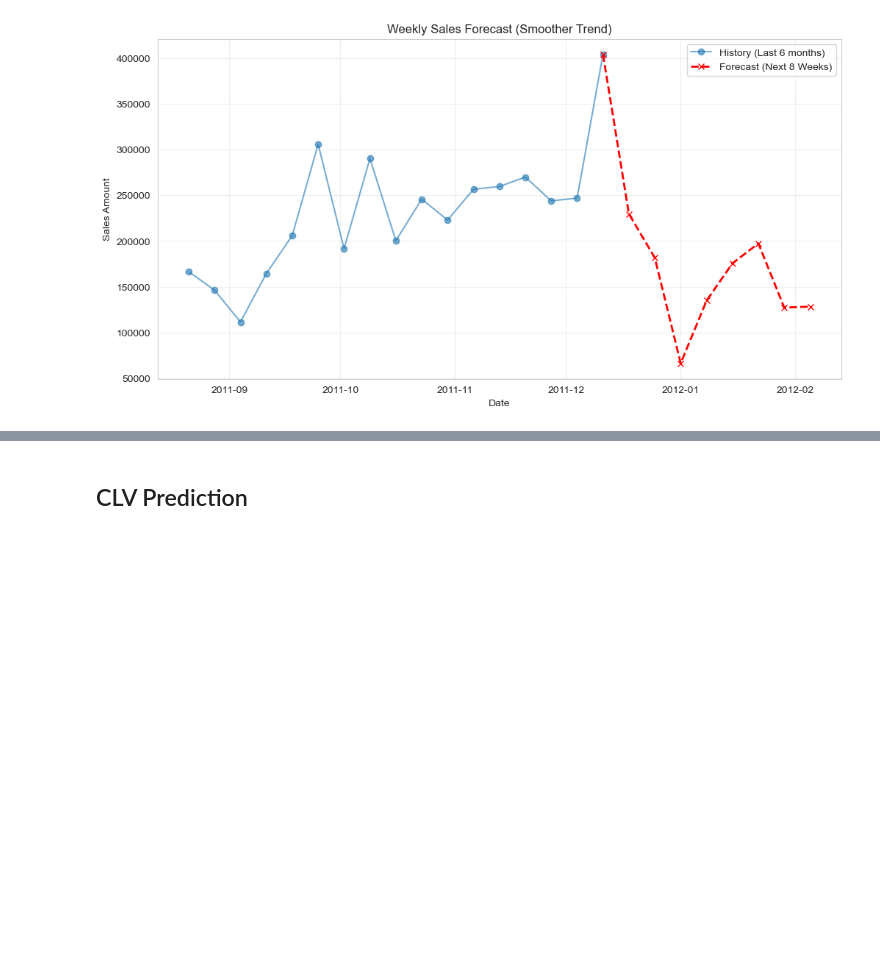
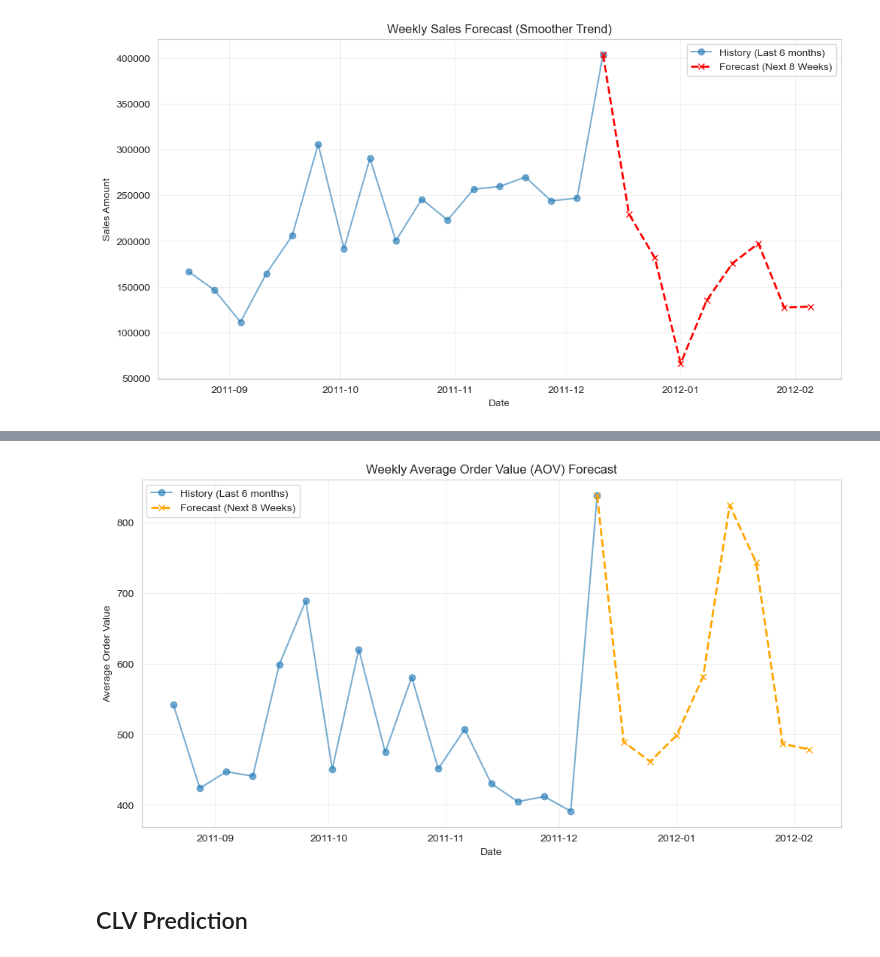
Before and after one commit to user-w-ui/Online-Retail-Analysis, a Jupyter notebook: code/02_Modeling_Analysis.ipynb, the cells around one changed output, grey strips where cells are left out. Cells and saved outputs as stored; diff of their text form; code cells hidden in the pictures; blank space fills up the shorter version.

```diff
--- a/code/02_Modeling_Analysis.ipynb
+++ b/code/02_Modeling_Analysis.ipynb
@@ -961,3 +961,91 @@ plt.show()
 Training Holt-Winters model on Weekly data...
 ✅ Weekly Sales forecast exported to: ..\data\sales_forecast.csv
 [figure]
+# %%
+# ---------------------------------------------------------
+# AOV Prediction (Average Order Value)
+# ---------------------------------------------------------
+
+# 1. Data Preparation
+print("Preparing Weekly AOV data...")
+
+# Calculate Weekly Sales (Total Revenue)
+weekly_sales = df_clean.set_index('InvoiceDate')['TotalPrice'].resample('W').sum()
+
+# Calculate Weekly Number of Orders (Unique Invoices)
+weekly_orders = df_clean.set_index('InvoiceDate')['Invoice'].resample('W').nunique()
+
+# Calculate Average Order Value (AOV)
+weekly_aov = weekly_sales / weekly_orders
+weekly_aov = weekly_aov.dropna() # Remove any weeks with no orders (NaN)
+
+# 2. Model Training
+print("Training Holt-Winters model on Weekly AOV data...")
+
+# Using Holt-Winters Exponential Smoothing for AOV
+# AOV might have a trend and seasonality, similar to Sales
+aov_model = ExponentialSmoothing(
+    weekly_aov,
+    trend='add',
+    seasonal='add',
+    seasonal_periods=52
+).fit()
+
+# 3. Forecasting
+# Forecast the next 8 weeks
+forecast_weeks_aov = 8
+forecast_values_aov = aov_model.forecast(forecast_weeks_aov)
+
+# Create future dates index
+last_date_aov = weekly_aov.index[-1]
+future_dates_aov = pd.date_range(start=last_date_aov + pd.Timedelta(weeks=1), periods=forecast_weeks_aov, freq='W')
+forecast_values_aov = pd.Series(forecast_values_aov.values, index=future_dates_aov)
+last_actual_point = weekly_aov.iloc[-1:]
+forecast_values_aov = pd.concat([last_actual_point, forecast_values_aov])
+
+# 4. Export
+output_dir = os.path.join('..', 'data')
+if not os.path.exists(output_dir):
+    os.makedirs(output_dir)
+
+forecast_df_aov = pd.DataFrame({
+    'Date': forecast_values_aov.index,
+    'Predicted_AOV': forecast_values_aov.values,
+})
+
+historical_df_aov = pd.DataFrame({
+    'Date': weekly_aov.index,
+    'Actual_AOV': weekly_aov.values
+})
+
+# Combine historical and forecast data for AOV
+# To make the line continuous, add the last historical point to the forecast plot data (optional in plot, good for data continuity)
+last_actual_point_aov = weekly_aov.iloc[-1:]
+# Only concat for the combined CSV if we want a seamless transition.
+# The user asked for "each week's average customer unit price (AOV) and the next 8 weeks predicted unit price"
+# So we combine them.
+
+# Note: The forecast series and historical series have different indices.
+# We'll concatenate them.
+combined_df_aov = pd.concat([historical_df_aov, forecast_df_aov], ignore_index=True)
+
+# Save as aov_forecast.csv
+aov_forecast_path = os.path.join(output_dir, 'aov_forecast.csv')
+combined_df_aov.to_csv(aov_forecast_path, index=False)
+
+print(f"✅ Weekly AOV forecast exported to: {aov_forecast_path}")
+
+# 5. Plotting
+plt.figure(figsize=(12, 6))
+# Plot historical data (last 6 months for clarity)
+plt.plot(combined_df_aov['Date'].iloc[-26:], combined_df_aov['Actual_AOV'].iloc[-26:], label='History (Last 6 months)', marker='o', alpha=0.6)
+# Plot forecast data
+plt.plot(combined_df_aov['Date'].iloc[-9:], combined_df_aov['Predicted_AOV'].iloc[-9:], label='Forecast (Next 8 Weeks)', color='orange', linestyle='--', marker='x', linewidth=2)
+
+plt.legend()
+plt.title("Weekly Average Order Value (AOV) Forecast")
+plt.xlabel("Date")
+plt.ylabel("Average Order Value")
+plt.grid(True, alpha=0.3)
+plt.show()
+# %% [output]
@@ -964,3 +1055,4 @@ Training Holt-Winters model on Weekly data...
+[figure, added]
 # %% [markdown]
 ## CLV Prediction
 # %%
```
Also changed, not shown: parts of 1 cell of this notebook, 2 other files.
